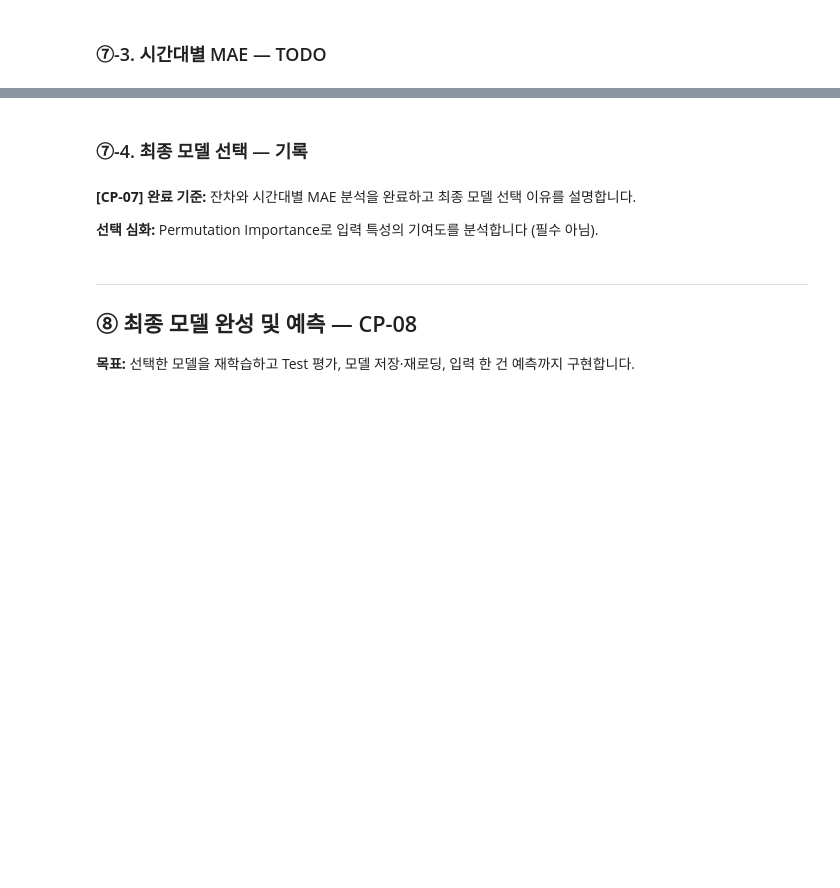
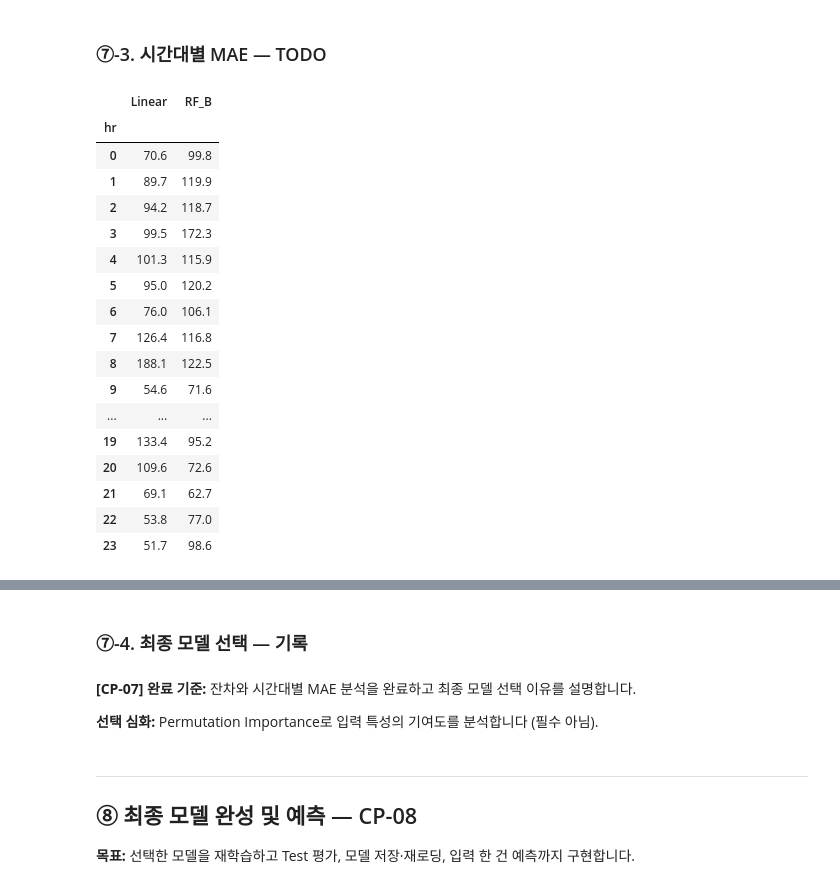
Before and after one commit to lgeew/ai-mini-projects, a Jupyter notebook: mini-project-01/code/01_regression_bike_demand.ipynb, the cells around one changed output, grey strips where cells are left out. Drawn from its saved outputs; the diff is of its cells as text; code cells hidden in the pictures; blank space fills up the shorter version.

```diff
--- a/mini-project-01/code/01_regression_bike_demand.ipynb
+++ b/mini-project-01/code/01_regression_bike_demand.ipynb
@@ -675,14 +678,33 @@ AssertionError: 오류 분석 후보를 2개 선택하세요.
 # %%
 # [공통] 시간대별 오류 DataFrame
 hourly_mae = pd.DataFrame(index=range(24))
 hourly_mae.index.name = "hr"
 
 for name in candidates:
     # TODO 7-4. 모델별 절대오차와 시간대별 평균 절대오차를 계산합니다.
-    abs_err = ...
-    hourly_mae[name] = ...
+    abs_err = (pred_df["actual"] - pred_df[f"pred_{name}"]).abs()
+    hourly_mae[name] = abs_err.groupby(pred_df["hr"]).mean()
 
 display(hourly_mae.round(1))
+# %% [output]
+|  | Linear | RF_B |
+| hr |  |  |
+| 0 | 70.6 | 99.8 |
+| 1 | 89.7 | 119.9 |
+| 2 | 94.2 | 118.7 |
+| 3 | 99.5 | 172.3 |
+| 4 | 101.3 | 115.9 |
+| 5 | 95.0 | 120.2 |
+| 6 | 76.0 | 106.1 |
+| 7 | 126.4 | 116.8 |
+| 8 | 188.1 | 122.5 |
+| 9 | 54.6 | 71.6 |
+| ... | ... | ... |
+| 19 | 133.4 | 95.2 |
+| 20 | 109.6 | 72.6 |
+| 21 | 69.1 | 62.7 |
+| 22 | 53.8 | 77.0 |
+| 23 | 51.7 | 98.6 |
 # %%
 # TODO 7-5. 후보 모델들의 시간대별 MAE를 막대그래프로 표현합니다.
 # 힌트: plt.bar(), hourly_mae
```
Also changed, not shown: parts of 4 cells of this notebook, 1 other file.
